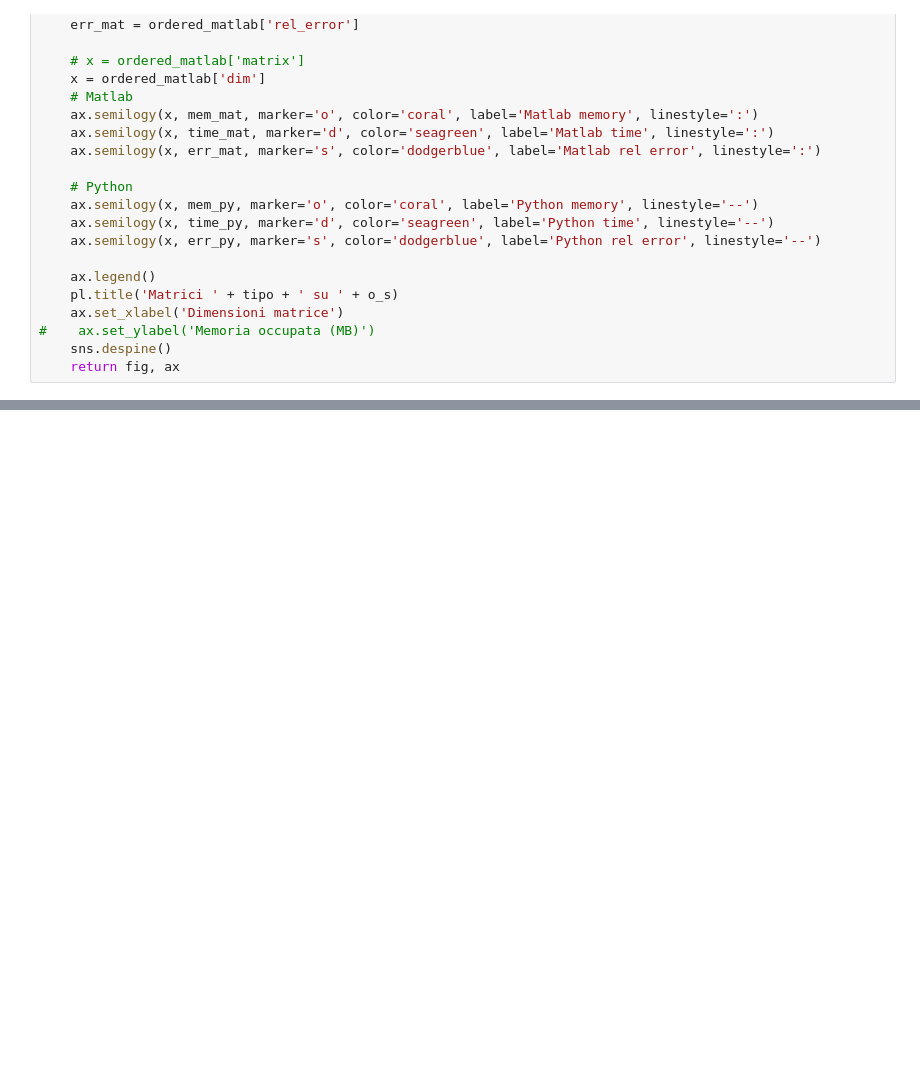
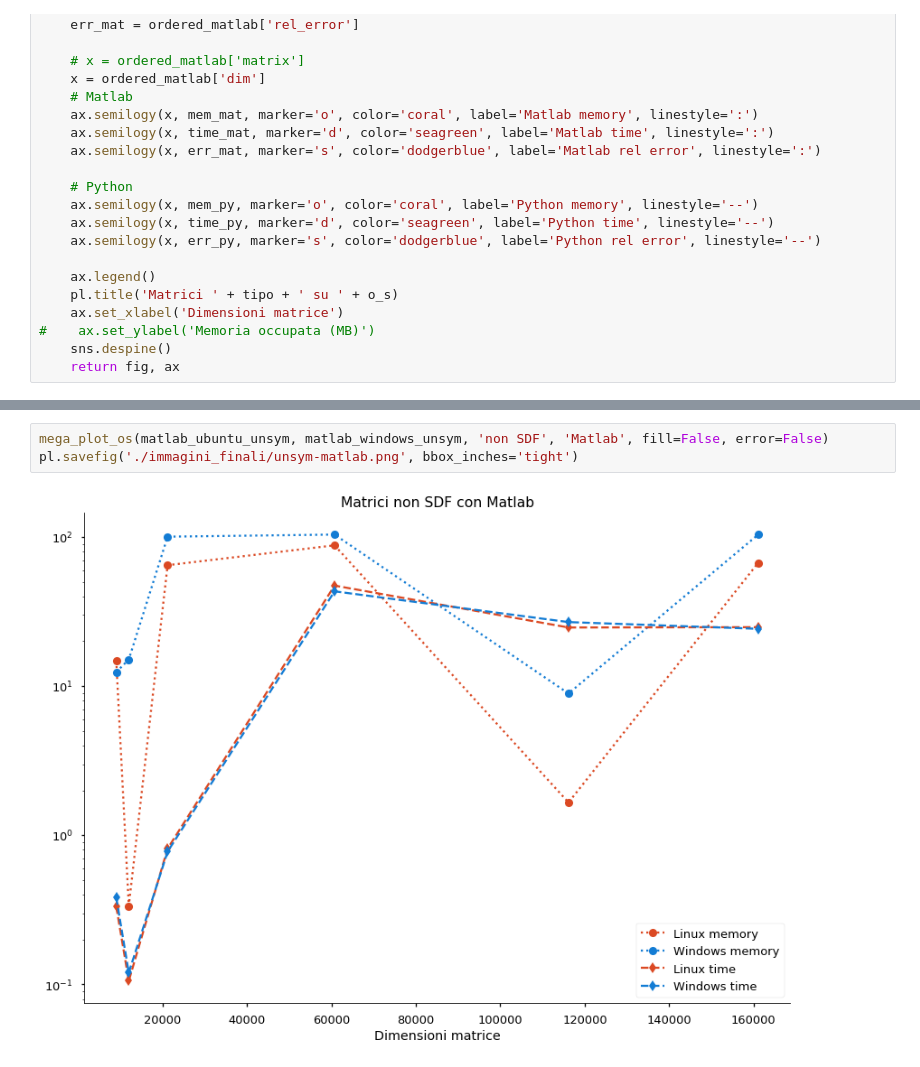
Before and after one commit to PCampi/algebra-lineare, a Jupyter notebook: Grafici.ipynb, the cells around one changed output, grey strips where cells are left out. Drawn from its saved outputs; the diff is of its cells as text; blank space fills up the shorter version.

```diff
--- a/Grafici.ipynb
+++ b/Grafici.ipynb
@@ -343,0 +412,5 @@ pl.savefig('./immagini_finali/unsym-ubuntu.png', bbox_inches='tight')
+# %%
+mega_plot_os(matlab_ubuntu_unsym, matlab_windows_unsym, 'non SDF', 'Matlab', fill=False, error=False)
+pl.savefig('./immagini_finali/unsym-matlab.png', bbox_inches='tight')
+# %% [output]
+[figure, added]
```
Also changed, not shown: parts of 11 cells of this notebook.
